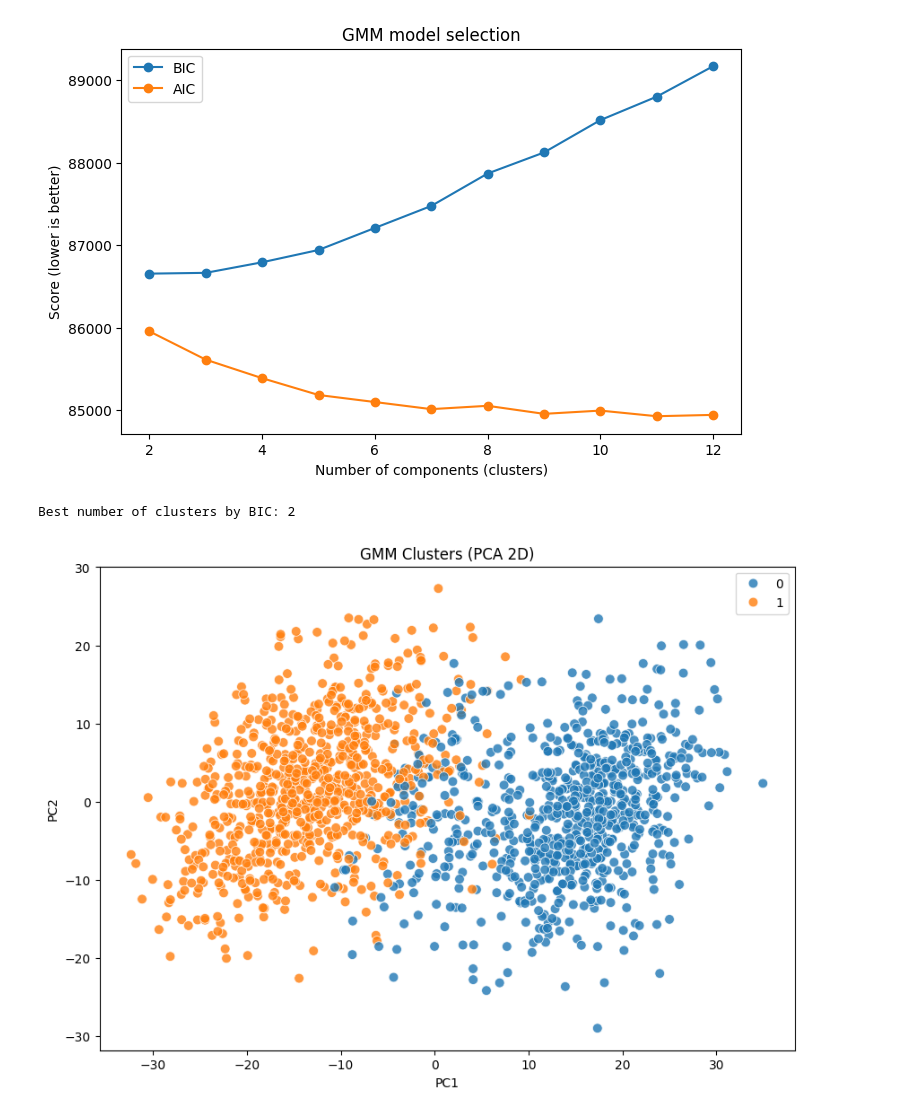
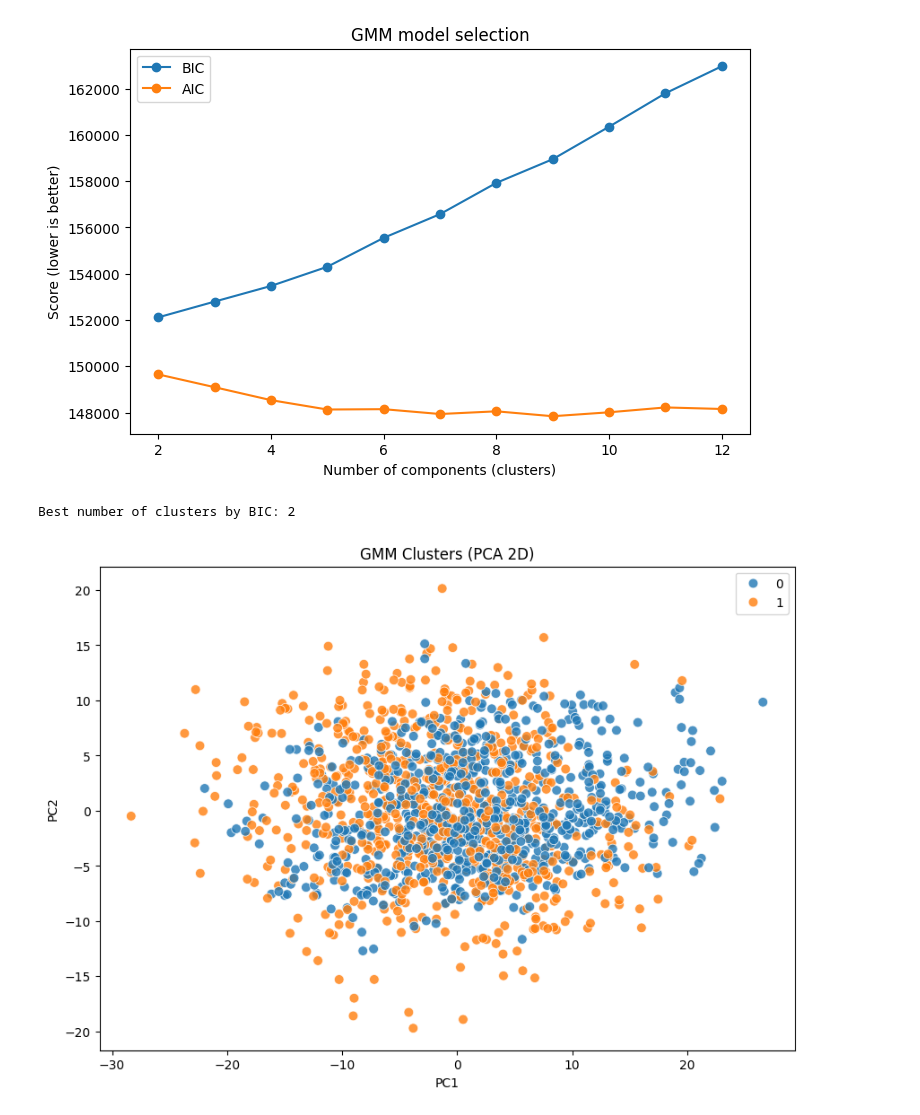
Before and after one commit to adityasharma624/Position-Specific-Role-Clustering-in-Football, a Jupyter notebook: notebooks/gmm.ipynb, the cells around one changed output. Cells and saved outputs as stored; diff of their text form; code cells hidden in the pictures.

Commit message:
clusters decided

```diff
--- a/notebooks/gmm.ipynb
+++ b/notebooks/gmm.ipynb
@@ -17,9 +19,9 @@ pca = PCA(n_components=20, random_state=42)
 X_pca = pca.fit_transform(X_scaled)
 X_p_sub = X_pca[:, 1:10]
 # %%
-X_model = X_p_sub   # or X_scaled if you skipped PCA
+X_model = X_pca
 
-ks = range(2, 13)   # try 2–12 clusters
+ks = range(2, 13)
 bics = []
 aics = []
 
@@ -30,34 +32,34 @@ for k in ks:
         random_state=42,
         n_init=5
     )
     gmm_k.fit(X_model)
     bics.append(gmm_k.bic(X_model))
     aics.append(gmm_k.aic(X_model))
 
 # Plot BIC/AIC to see the elbow
 plt.figure(figsize=(8, 5))
 plt.plot(ks, bics, marker='o', label='BIC')
 plt.plot(ks, aics, marker='o', label='AIC')
 plt.xlabel("Number of components (clusters)")
 plt.ylabel("Score (lower is better)")
 plt.title("GMM model selection")
 plt.legend()
 plt.show()
 
 # Choose best k by minimum BIC
 best_k = ks[int(np.argmin(bics))]
 print("Best number of clusters by BIC:", best_k)
 
 best_gmm = GaussianMixture(
     n_components=best_k,
     covariance_type='full',
     random_state=42,
     n_init=5
 )
 best_labels = best_gmm.fit_predict(X_model)
 df['gmm_cluster'] = best_labels
 # %% [output]
-[figure, old version]
+[figure, new version]
 Best number of clusters by BIC: 2
 # %%
 plot_df = pd.DataFrame({
@@ -80,5 +82,5 @@ plt.title("GMM Clusters (PCA 2D)")
 plt.legend()
 plt.show()
 # %% [output]
-[figure, old version]
+[figure, new version]
 # %%
```
Also changed, not shown: parts of 9 cells of this notebook, 2 other files.
